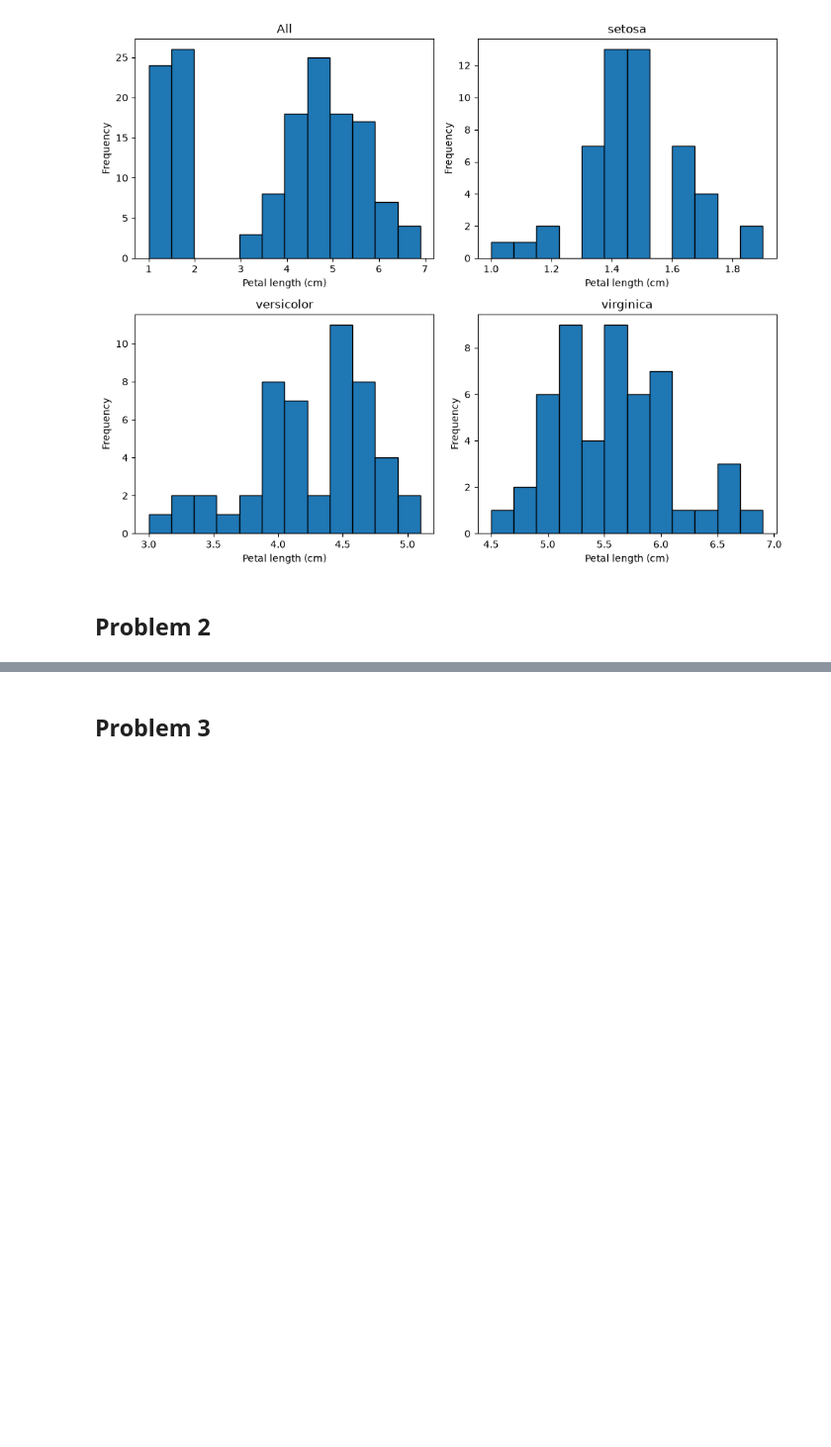
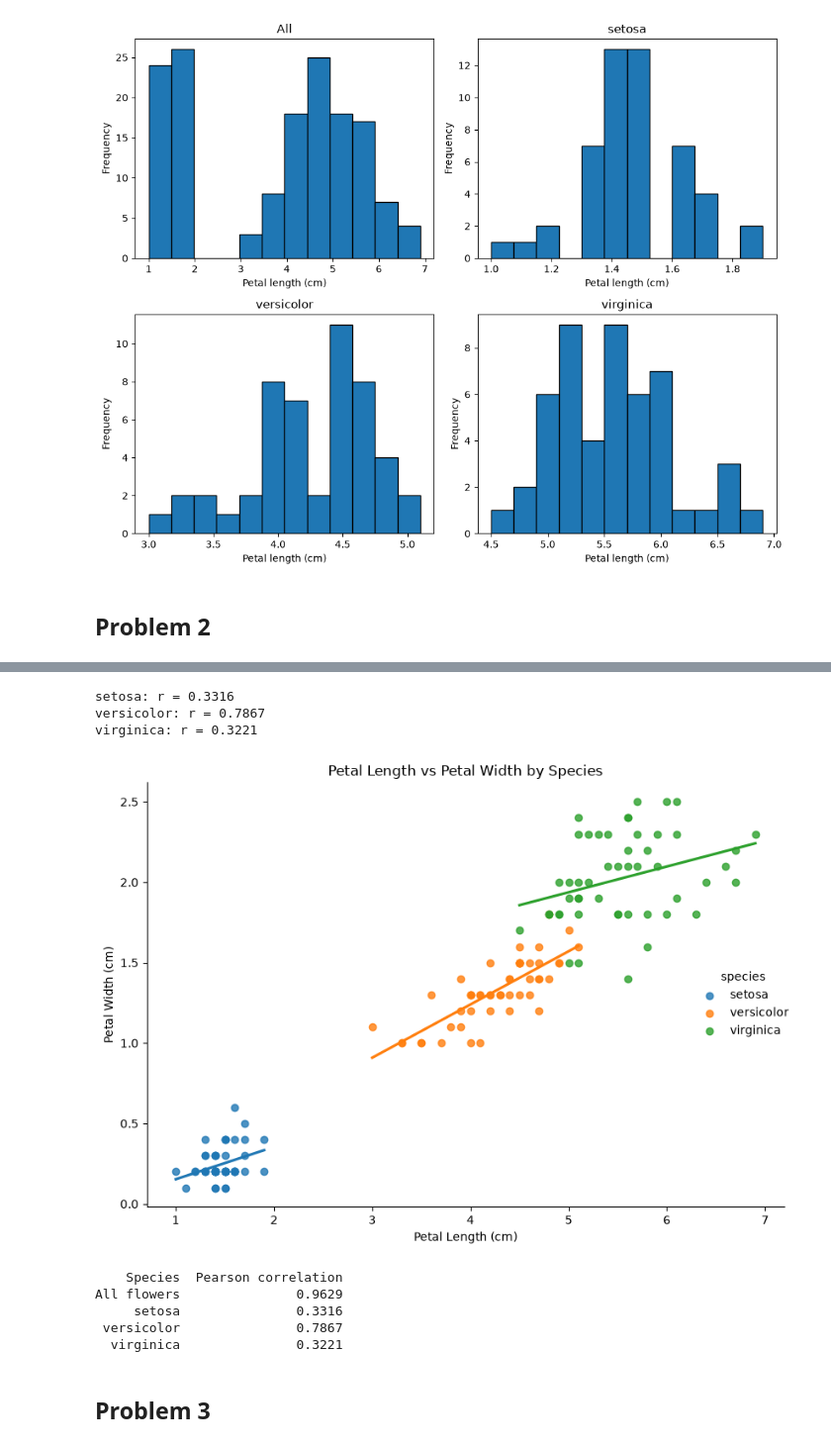
Before and after one commit to IgnacioRiboldi/applied-statistics, a Jupyter notebook: problems.ipynb, the cells around one changed output, grey strips where cells are left out. Shown at 99% size. Saved outputs shown, nothing was run; the diff lists cells and outputs as text; code cells hidden in the pictures; blank space fills up the shorter version.

```diff
--- a/problems.ipynb
+++ b/problems.ipynb
@@ -76,2 +114,71 @@ plt.show()
+# %%
+
+# Calculate Pearson correlation separately for each species
+
+for species, group in df.groupby("species"):
+    r, p_value = pearsonr(
+        group["petal length (cm)"],
+        group["petal width (cm)"]
+    )
+
+    print(f"{species}: r = {r:.4f}")
+# %% [output]
+setosa: r = 0.3316
+versicolor: r = 0.7867
+virginica: r = 0.3221
+# %%
+
+sns.lmplot(
+    data=df,
+    x="petal length (cm)",
+    y="petal width (cm)",
+    hue="species",
+    ci=None,
+    height=6,
+    aspect=1.2
+)
+
+plt.title("Petal Length vs Petal Width by Species")
+plt.xlabel("Petal Length (cm)")
+plt.ylabel("Petal Width (cm)")
+plt.tight_layout()
+plt.show()
+# %% [output]
+[figure, added]
+# %%
+
+results = []
+
+# Overall correlation
+r, p_value = pearsonr(
+    df["petal length (cm)"],
+    df["petal width (cm)"]
+)
+
+results.append({
+    "Species": "All flowers",
+    "Pearson correlation": round(r, 4)
+})
+
+# Correlation for each species
+for species, group in df.groupby("species"):
+    r, p_value = pearsonr(
+        group["petal length (cm)"],
+        group["petal width (cm)"]
+    )
+
+    results.append({
+        "Species": species,
+        "Pearson correlation": round(r, 4)
+    })
+
+correlation_table = pd.DataFrame(results)
+print(correlation_table.to_string(index=False))
+# %% [output]
+    Species  Pearson correlation
+All flowers               0.9629
+     setosa               0.3316
+ versicolor               0.7867
+  virginica               0.3221
 # %% [markdown]
 ## Problem 3
```
Also changed, not shown: parts of 5 cells of this notebook, 1 other file.
